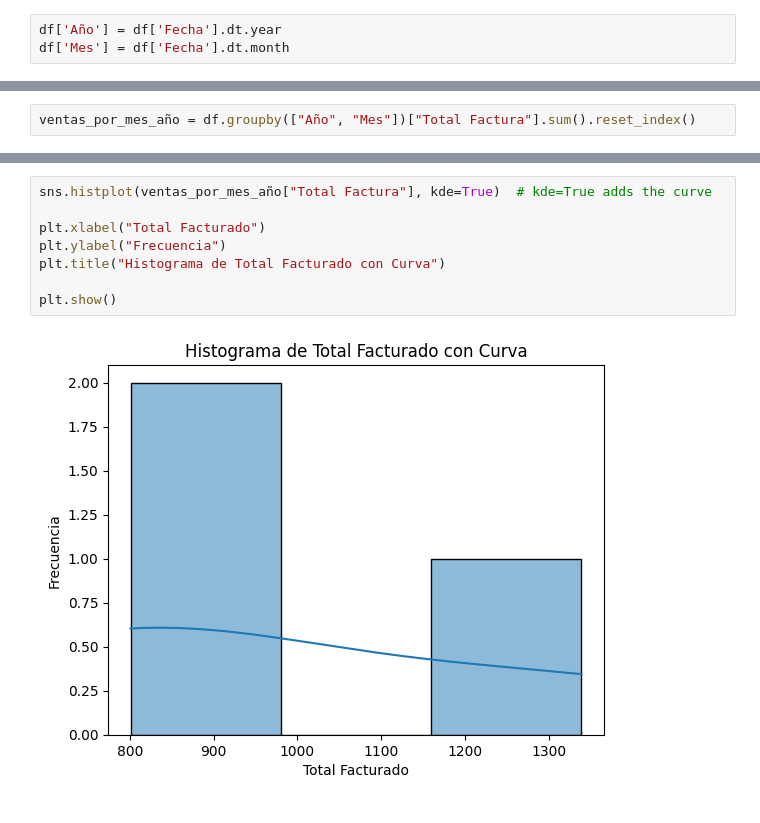
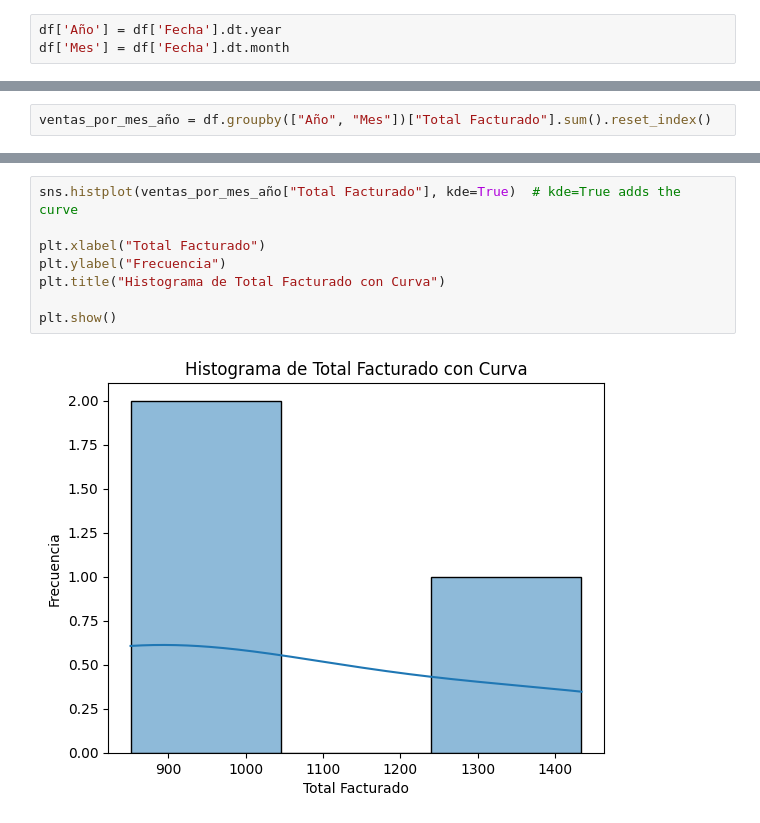
Before and after one commit to jhonDataScience/Financiero, a Jupyter notebook: Analisis_Excel.ipynb, the cells around one changed output, grey strips where cells are left out. Cells and saved outputs as stored; diff of their text form.

```diff
--- a/Analisis_Excel.ipynb
+++ b/Analisis_Excel.ipynb
@@ -52,5 +52,5 @@ plt.show()
 # %%
-ventas_por_mes_año = df.groupby(["Año", "Mes"])["Total Factura"].sum().reset_index()
+ventas_por_mes_año = df.groupby(["Año", "Mes"])["Total Facturado"].sum().reset_index()
 # %%
 print(ventas_por_mes_año)
 # %% [output]
@@ -109,12 +109,12 @@ plt.show()
 # %%
-sns.histplot(ventas_por_mes_año["Total Factura"], kde=True)  # kde=True adds the curve
+sns.histplot(ventas_por_mes_año["Total Facturado"], kde=True)  # kde=True adds the curve
 
 plt.xlabel("Total Facturado")
 plt.ylabel("Frecuencia")
 plt.title("Histograma de Total Facturado con Curva")
 
 plt.show()
 # %% [output]
-[figure, old version]
+[figure, new version]
 # %%
 # Agrupar por fecha y sumar las ventas diarias
```
Also changed, not shown: parts of 17 cells of this notebook.
